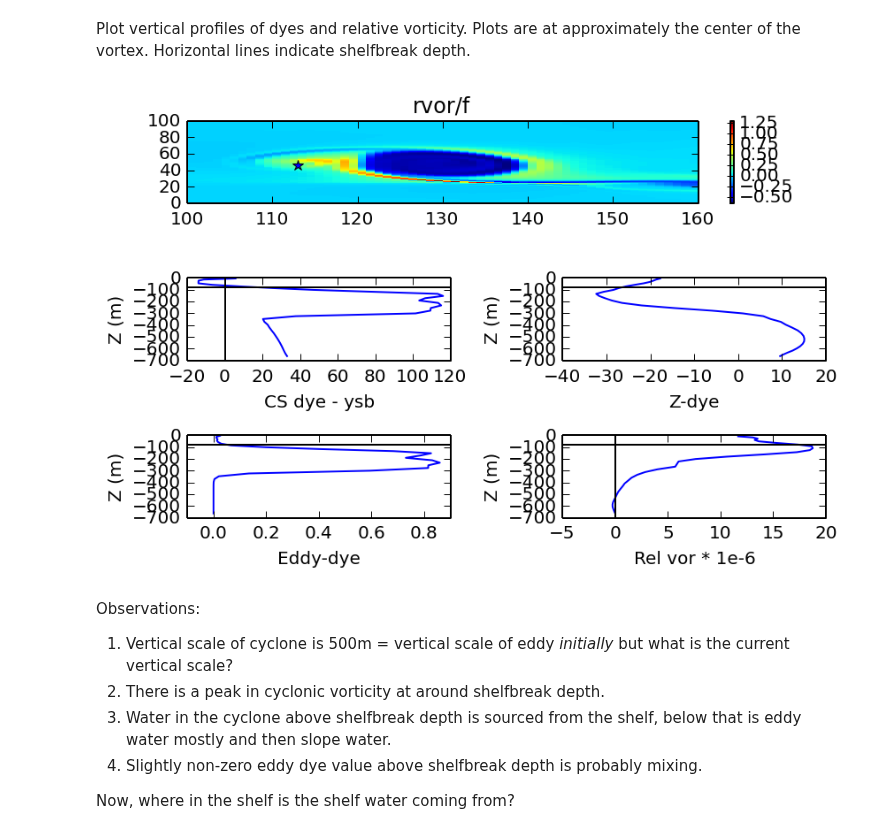
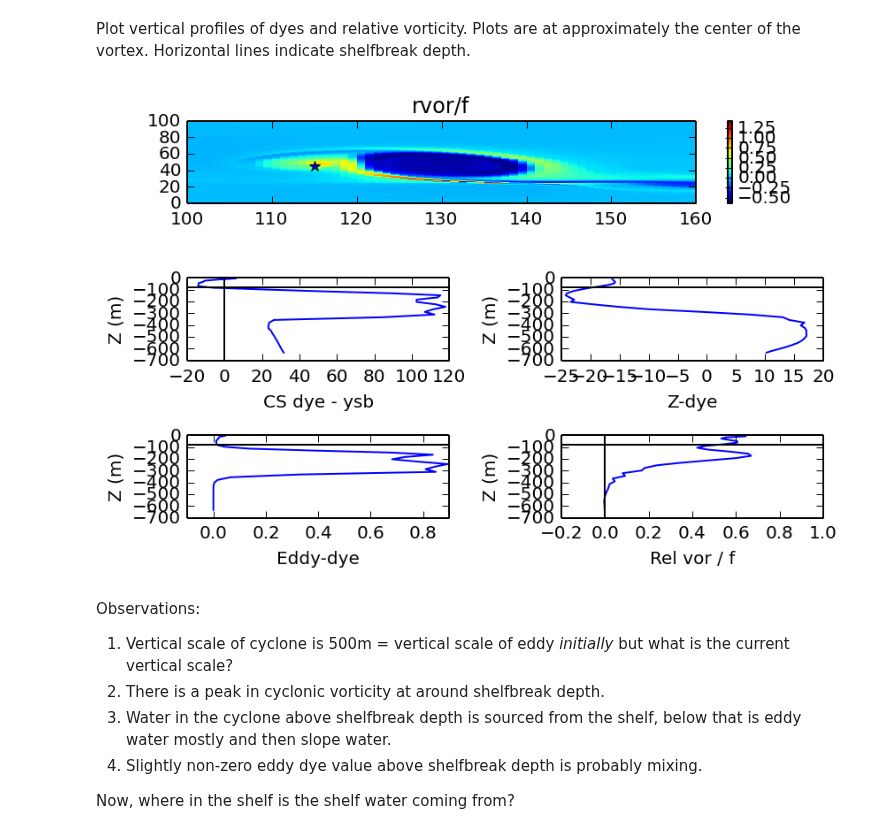
Before and after one commit to dcherian/eddyshelf, a Jupyter notebook: streamer-cyclone.ipynb, the cells around one changed output. Cells and saved outputs as stored; diff of their text form; code cells hidden in the pictures.

Commit message:
plots of cyclone when it has moved downstream added

```diff
--- a/streamer-cyclone.ipynb
+++ b/streamer-cyclone.ipynb
@@ -22,7 +22,7 @@ dirname = 'runs/topoeddy/runew-07-visc4/'
 fname = dirname + 'ocean_his.extract.nc'
 vorname = dirname + 'ocean_vor.nc'
 
-ix=114; iy = 47; it = 94
+ix=117-1; iy = 47-1; it = 94-1
 xsb = 36750; hsb = 80;
 
 # load file
@@ -72,36 +72,37 @@ plt.plot(ix-1,iy-1,'b*',hold=True)
 plt.xlim(100,160)
 plt.ylim(0,100)
 plt.title('rvor/f')
 
 plt.subplot(3,2,3)
 plt.plot(dcsd/1000,zvec)
 plt.axvline(0, color='k')
 plt.axhline(-hsb, color='k')
 plt.ylabel('Z (m)')
 plt.xlabel('CS dye - ysb')
 
 plt.subplot(3,2,4)
 plt.plot(dzd,zvec)
 plt.axhline(-hsb, color='k')
 plt.ylabel('Z (m)')
 plt.xlabel('Z-dye')
 
 plt.subplot(3,2,5)
 plt.plot(ded,zvec)
 plt.axhline(-hsb, color='k')
 plt.ylabel('Z (m)')
 plt.xlabel('Eddy-dye')
 
 plt.subplot(3,2,6)
-plt.plot(rvor*1e6,zvor)
+plt.plot(rvor/favg[iy-1,ix-1],zvor)
 plt.axhline(-hsb, color='k')
 plt.axvline(0, color='k')
 plt.ylabel('Z (m)')
-plt.xlabel('Rel vor * 1e-6')
+plt.xlabel('Rel vor / f')
+plt.xlim(-0.2,1)
 
 plt.tight_layout()
 # %% [output]
-[figure, old version]
+[figure, new version]
 # %% [markdown]
 Observations:
 
```
Also changed, not shown: parts of 3 cells of this notebook.
